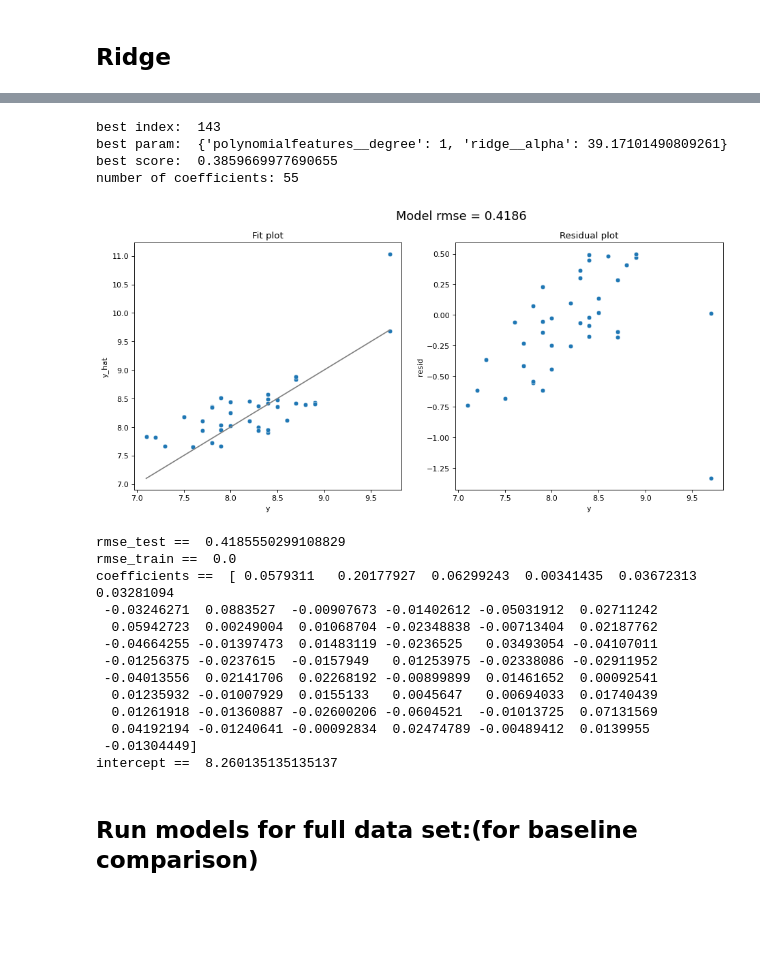
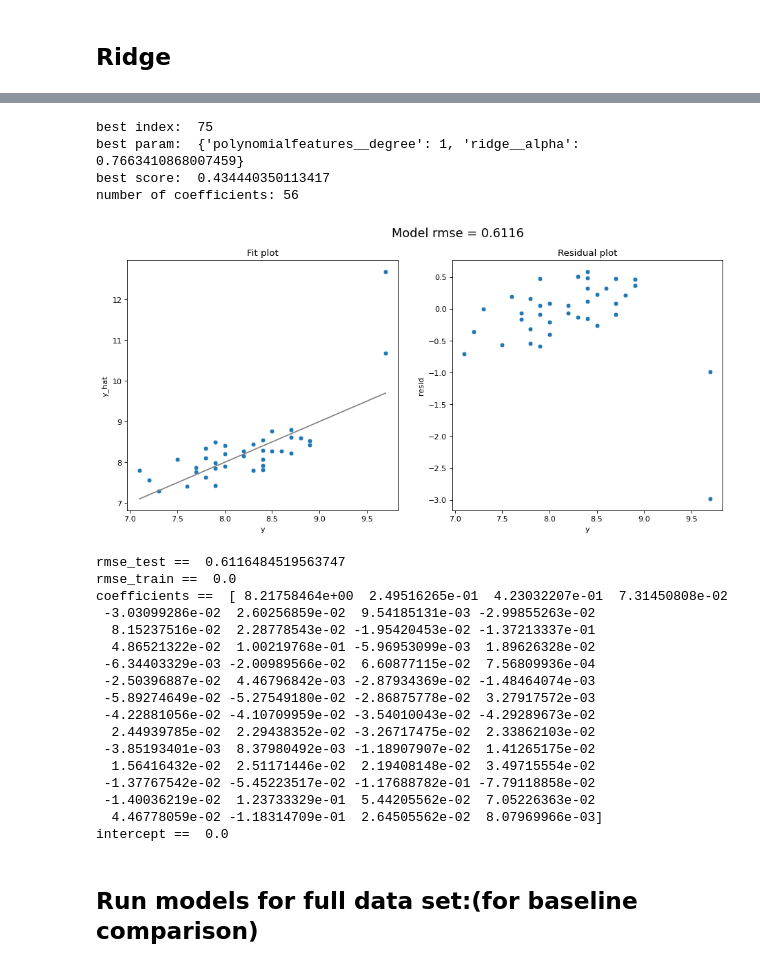
Before and after one commit to s2133934/ML_python_project1, a Jupyter notebook: project1.ipynb, the cells around one changed output, grey strips where cells are left out. Drawn from its saved outputs; the diff is of its cells as text; code cells hidden in the pictures; blank space fills up the shorter version.

```diff
--- a/project1.ipynb
+++ b/project1.ipynb
@@ -166,7 +100,7 @@ for i in range(len(df_split_test['main_chars'])):
     df_split_test['main_chars'][i] = df_split_test['main_chars'][i].split(';')
 
 #split the actors into columns (dummies)
-ccc = df_split_test.main_chars.apply(lambda x: pd.Series([1] * len(x), index=x)).fillna(0, downcast='infer')
+character_cols = df_split_test.main_chars.apply(lambda x: pd.Series([1] * len(x), index=x)).fillna(0, downcast='infer')
 # %% [output]
 A value is trying to be set on a copy of a slice from a DataFrame
 
@@ -377,12 +254,21 @@ to_elim = to_elim_writers + to_elim_dirs+ ['Dwight','Jim','Pam','Kevin']
 # %%
-df_full = pd.concat([df_split_test, ccc], axis=1)
+df_full = pd.concat([df_split_test, character_cols], axis=1)
 df_full["month"] = df_full["air_date"].str[5:7]
+
 df_full['day_of_week'] = pd.to_datetime(df_full['air_date']).dt.dayofweek
+
 days = {0:'Monday',1:'Tuesday',2:'Wednesday',3:'Thursday',4:'Friday',5:'Saturday',6:'Sunday'}
 
 df_full['day_of_week'] = df_full['day_of_week'].apply(lambda x: days[x])
 
-df_full.drop(['season', 'air_date','main_chars','episode_name'], axis=1, inplace=True)
+df_full.drop(['season', 'air_date','main_chars','episode_name'], axis = 1, inplace=True)
 
-df_full.head()
+# # Concatenate the dataframes where actors are already split, remove duplicates
+# df_full = pd.concat([df_split_test.drop(['season', 'air_date','main_chars','episode_name'], axis= 1), character_cols], axis=1)
+
+df_full_dummies = pd.get_dummies(df_full)
+# df_full_dummies.columns
+df_model_data = df_full_dummies.drop(to_elim, axis=1)
+df_model_data.columns
+#cols 0:6 numerical, cols [6:] - cetegorical
 # %% [output]
@@ -892,2 +812,11 @@ intercept ==  8.260135135135137
 # %% [markdown]
 ## Ridge
+# %%
+dataframe = df_model_data
+X = dataframe.drop('imdb_rating', axis = 1)
+y = dataframe["imdb_rating"]
+
+# Test train split:
+X_train, X_test, y_train, y_test = train_test_split(X, y, test_size=0.2, random_state=0)
+
+X_train
@@ -909,8 +852,8 @@ def run_ridge_(dataframe):
 
     fourth = make_pipeline(
             StandardScaler(),
-            PolynomialFeatures(include_bias = False),
-            Ridge()
+            PolynomialFeatures(),
+            Ridge(fit_intercept = False)
         )
 
     parameters = {
@@ -936,27 +879,35 @@ def run_ridge_(dataframe):
     print("coefficients == ", fourth_grid.best_estimator_.named_steps["ridge"].coef_)
     print("intercept == ", fourth_grid.best_estimator_.named_steps["ridge"].intercept_)
 
+    res = pd.DataFrame(
+            data = {'y': y_test, 'y_hat': y_hat, 'resid': round(y_test - y_hat,1)}
+        )
+
     return res,rmse_train, rmse_test
 # %%
-poly_reg_ridge, rmse_train_poly_reg_ridge, rmse_test_poly_reg_ridge = run_ridge_(kk)
+poly_reg_ridge, rmse_train_poly_reg_ridge, rmse_test_poly_reg_ridge = run_ridge_(df_model_data)
 # %% [output]
-best index:  143
-best param:  {'polynomialfeatures__degree': 1, 'ridge__alpha': 39.17101490809261}
-best score:  0.3859669977690655
-number of coefficients: 55
+best index:  75
+best param:  {'polynomialfeatures__degree': 1, 'ridge__alpha': 0.7663410868007459}
+best score:  0.434440350113417
+number of coefficients: 56
-[figure, old version]
+[figure, new version]
-rmse_test ==  0.4185550299108829
+rmse_test ==  0.6116484519563747
 rmse_train ==  0.0
-coefficients ==  [ 0.0579311   0.20177927  0.06299243  0.00341435  0.03672313  0.03281094
- -0.03246271  0.0883527  -0.00907673 -0.01402612 -0.05031912  0.02711242
-  0.05942723  0.00249004  0.01068704 -0.02348838 -0.00713404  0.02187762
- -0.04664255 -0.01397473  0.01483119 -0.0236525   0.03493054 -0.04107011
- -0.01256375 -0.0237615  -0.0157949   0.01253975 -0.02338086 -0.02911952
- -0.04013556  0.02141706  0.02268192 -0.00899899  0.01461652  0.00092541
-  0.01235932 -0.01007929  0.0155133   0.0045647   0.00694033  0.01740439
-  0.01261918 -0.01360887 -0.02600206 -0.0604521  -0.01013725  0.07131569
-  0.04192194 -0.01240641 -0.00092834  0.02474789 -0.00489412  0.0139955
- -0.01304449]
-intercept ==  8.260135135135137
+coefficients ==  [ 8.21758464e+00  2.49516265e-01  4.23032207e-01  7.31450808e-02
+ -3.03099286e-02  2.60256859e-02  9.54185131e-03 -2.99855263e-02
+  8.15237516e-02  2.28778543e-02 -1.95420453e-02 -1.37213337e-01
+  4.86521322e-02  1.00219768e-01 -5.96953099e-03  1.89626328e-02
+ -6.34403329e-03 -2.00989566e-02  6.60877115e-02  7.56809936e-04
+ -2.50396887e-02  4.46796842e-03 -2.87934369e-02 -1.48464074e-03
+ -5.89274649e-02 -5.27549180e-02 -2.86875778e-02  3.27917572e-03
+ -4.22881056e-02 -4.10709959e-02 -3.54010043e-02 -4.29289673e-02
+  2.44939785e-02  2.29438352e-02 -3.26717475e-02  2.33862103e-02
+ -3.85193401e-03  8.37980492e-03 -1.18907907e-02  1.41265175e-02
+  1.56416432e-02  2.51171446e-02  2.19408148e-02  3.49715554e-02
+ -1.37767542e-02 -5.45223517e-02 -1.17688782e-01 -7.79118858e-02
+ -1.40036219e-02  1.23733329e-01  5.44205562e-02  7.05226363e-02
+  4.46778059e-02 -1.18314709e-01  2.64505562e-02  8.07969966e-03]
+intercept ==  0.0
 # %% [markdown]
 ## Run models for full data set:(for baseline comparison)
```
Also changed, not shown: parts of 60 cells of this notebook, 6 other files.
